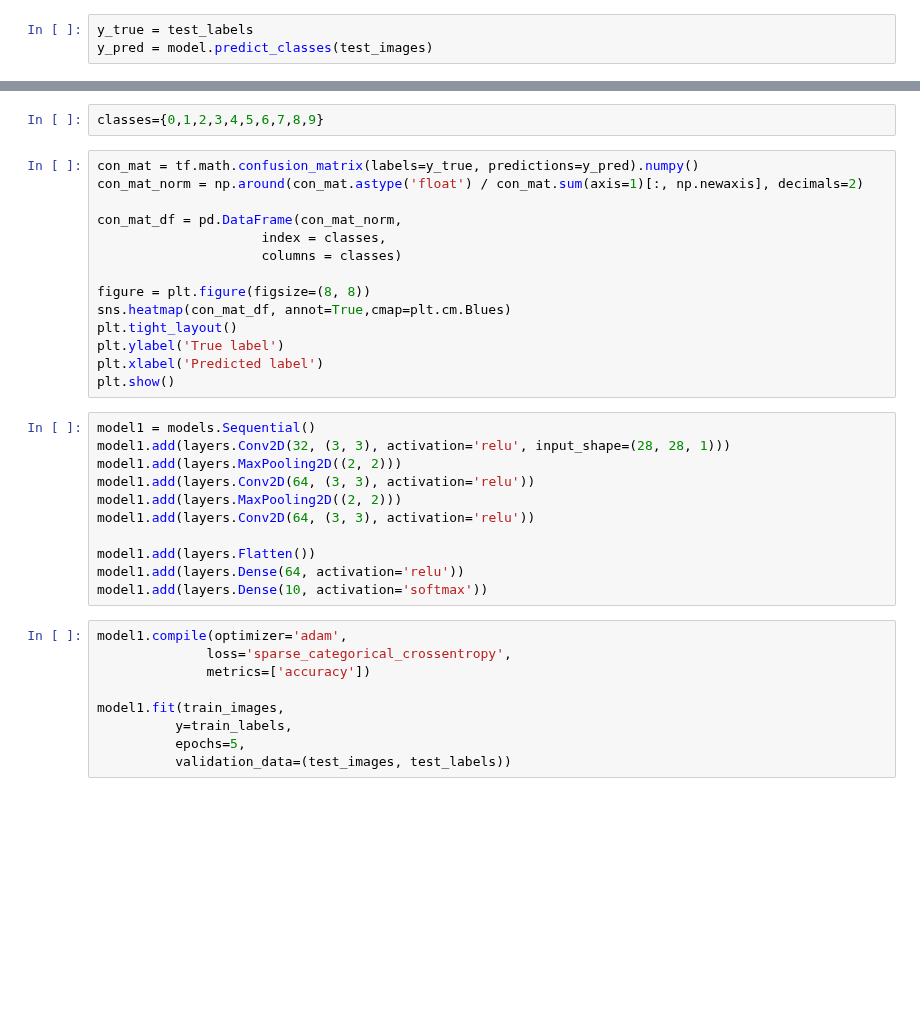
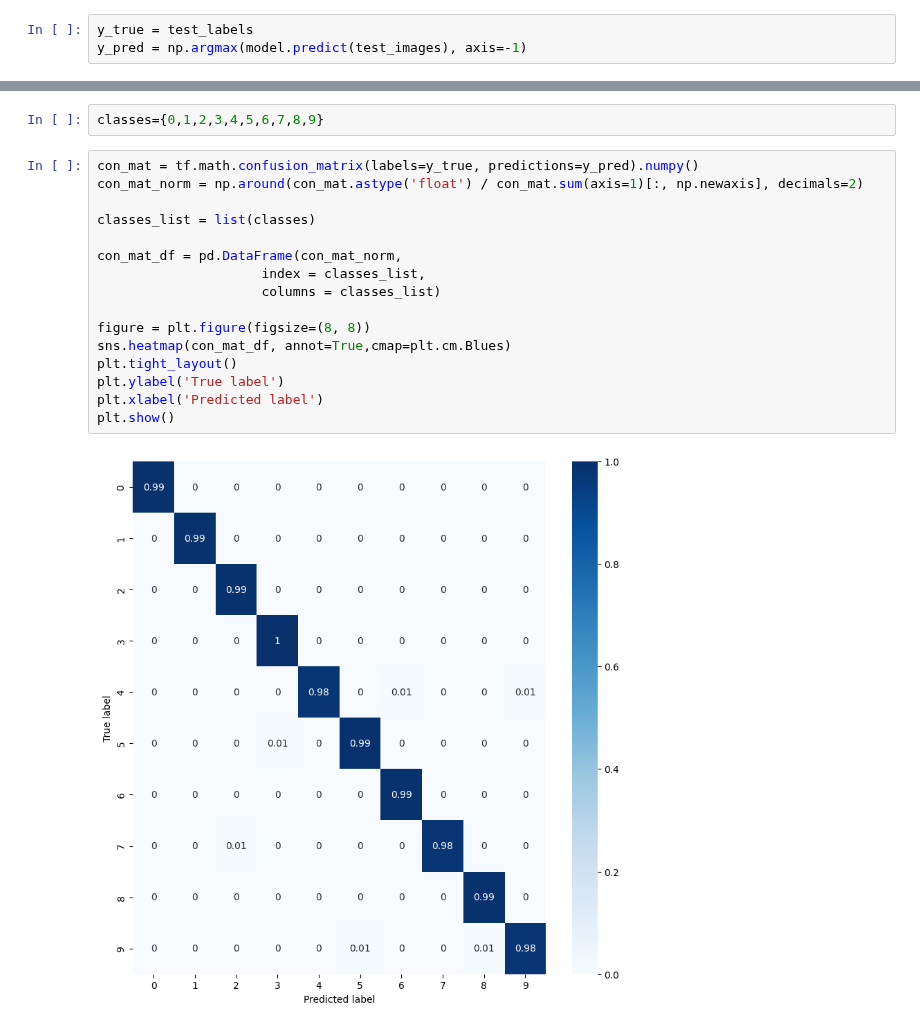
Before and after one commit to mateusribeirocampos/diollm, a Jupyter notebook: Confusion_Matrix.ipynb, the cells around one changed output, grey strips where cells are left out. Cells and saved outputs as stored; diff of their text form; blank space fills up the shorter version.

```diff
--- a/Confusion_Matrix.ipynb
+++ b/Confusion_Matrix.ipynb
@@ -80,4 +80,4 @@ Epoch 5/5
 <keras.src.callbacks.history.History at 0x...>
 # %%
 y_true = test_labels
-y_pred = model.predict_classes(test_images)
+y_pred = np.argmax(model.predict(test_images), axis=-1)
@@ -86,34 +88,18 @@ classes={0,1,2,3,4,5,6,7,8,9}
 # %%
 con_mat = tf.math.confusion_matrix(labels=y_true, predictions=y_pred).numpy()
 con_mat_norm = np.around(con_mat.astype('float') / con_mat.sum(axis=1)[:, np.newaxis], decimals=2)
 
+classes_list = list(classes)
+
 con_mat_df = pd.DataFrame(con_mat_norm,
-                     index = classes,
-                     columns = classes)
+                     index = classes_list,
+                     columns = classes_list)
 
 figure = plt.figure(figsize=(8, 8))
 sns.heatmap(con_mat_df, annot=True,cmap=plt.cm.Blues)
 plt.tight_layout()
 plt.ylabel('True label')
 plt.xlabel('Predicted label')
 plt.show()
+# %% [output]
+[figure, added]
-# %%
-model1 = models.Sequential()
-model1.add(layers.Conv2D(32, (3, 3), activation='relu', input_shape=(28, 28, 1)))
-model1.add(layers.MaxPooling2D((2, 2)))
-model1.add(layers.Conv2D(64, (3, 3), activation='relu'))
-model1.add(layers.MaxPooling2D((2, 2)))
-model1.add(layers.Conv2D(64, (3, 3), activation='relu'))
-
-model1.add(layers.Flatten())
-model1.add(layers.Dense(64, activation='relu'))
-model1.add(layers.Dense(10, activation='softmax'))
-# %%
-model1.compile(optimizer='adam',
-              loss='sparse_categorical_crossentropy',
-              metrics=['accuracy'])
-
-model1.fit(train_images,
-          y=train_labels,
-          epochs=5,
-          validation_data=(test_images, test_labels))
```
Also changed, not shown: parts of 5 cells of this notebook.
